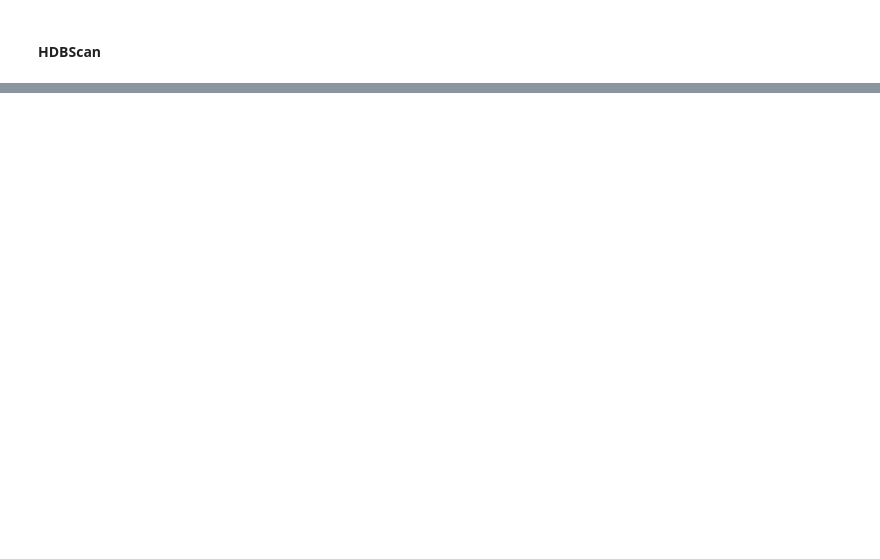
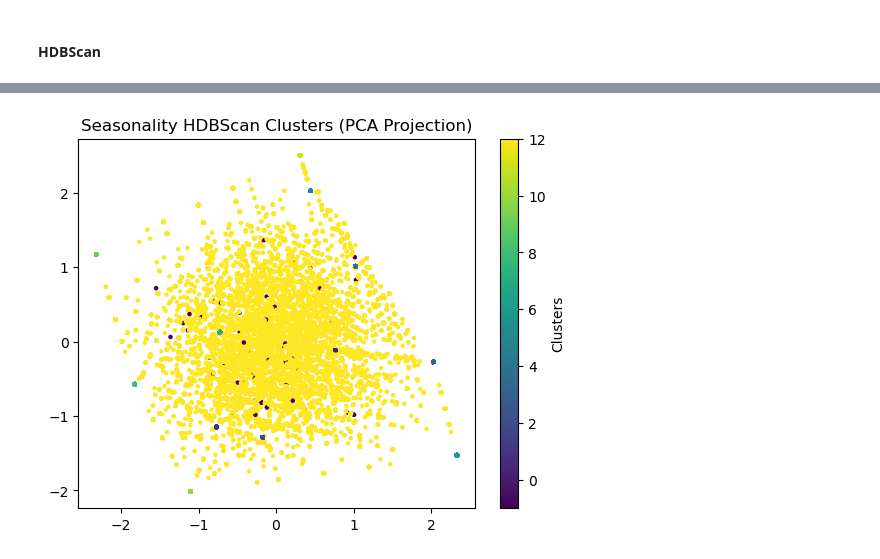
Before and after one commit to Initial-T53/Amazon-Sales-Data, a Jupyter notebook: Notebooks/DataModeling.ipynb, the cells around one changed output, grey strips where cells are left out. Saved outputs shown, nothing was run; the diff lists cells and outputs as text; code cells hidden in the pictures; blank space fills up the shorter version.

```diff
--- a/Notebooks/DataModeling.ipynb
+++ b/Notebooks/DataModeling.ipynb
@@ -152,0 +351,11 @@ hi
+# %%
+# Clustering the data based on HDBScan
+s_hdb=hdbscan.HDBSCAN(min_cluster_size=400, min_samples=10)
+s_hdb_labels=s_hdb.fit_predict(ds_sea_use)
+# %%
+plt.scatter(s_seas_PCA[:,0], s_seas_PCA[:,1], c=s_hdb_labels,cmap='viridis', s=5)
+plt.title ("Seasonality HDBScan Clusters (PCA Projection)")
+plt.colorbar(label='Clusters')
+plt.show()
+# %% [output]
+[figure, added]
```
Also changed, not shown: parts of 29 cells of this notebook, 1 other file.
